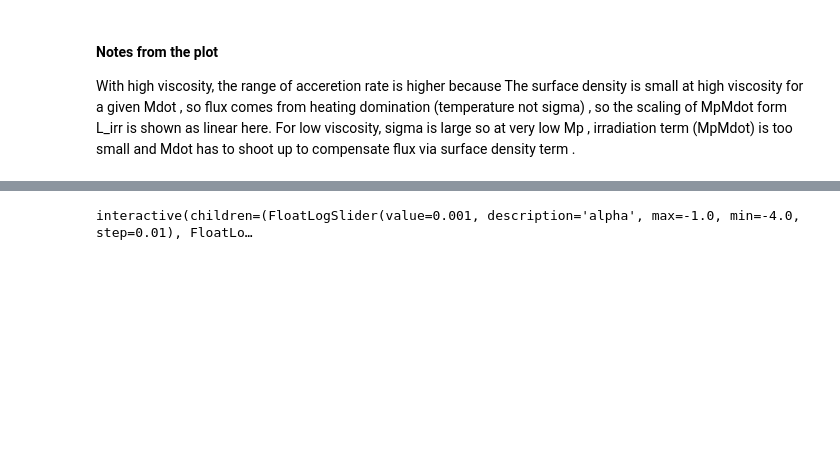
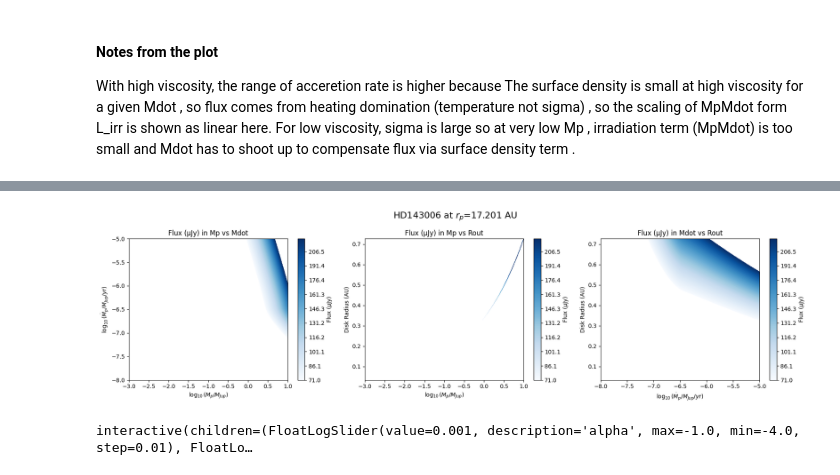
Before and after one commit to VWelke/CPD_MPIA, a Jupyter notebook: CPD_Emission_Models/CPD_Em_2.ipynb, the cells around one changed output, grey strips where cells are left out. Drawn from its saved outputs; the diff is of its cells as text; code cells hidden in the pictures; blank space fills up the shorter version.

```diff
--- a/CPD_Emission_Models/CPD_Em_2.ipynb
+++ b/CPD_Emission_Models/CPD_Em_2.ipynb
@@ -636,10 +819,18 @@ since the observation is made in different wavelengths, I will take the flux he
 # %%
 # Gap of HD143006 from Andrews paper
 # D22:  103 (mas for r_peak),
 # D51  : 338 (mas for r_peak),
 
+HD1423006_disk_arr = ["HD143006", 1.56, 167, 3.8]
 
-HD1423006_disk_arr = ["HD143006", 1.56, 167, 3.8]
+HD1423006_target_flux_arr = [71, 79, 88, 97, 111, 220]  # mu Jy for different recovery fractions from 0.5 to 1.0
+
+rD22 = 103 * HD1423006_disk_arr[2] / 1000  # arcsec to au
+rD51 = 338 * HD1423006_disk_arr[2] / 1000  # arcsec to au
+
+zhu_plots_2D_contour( tolerance=3, disk_arr=HD1423006_disk_arr, rp=rD22, lam_mm = 1.25)
+# %% [output]
+[figure, added]
 # %%
 from ipywidgets import interact, FloatLogSlider
 
```
Also changed, not shown: parts of 5 cells of this notebook.
